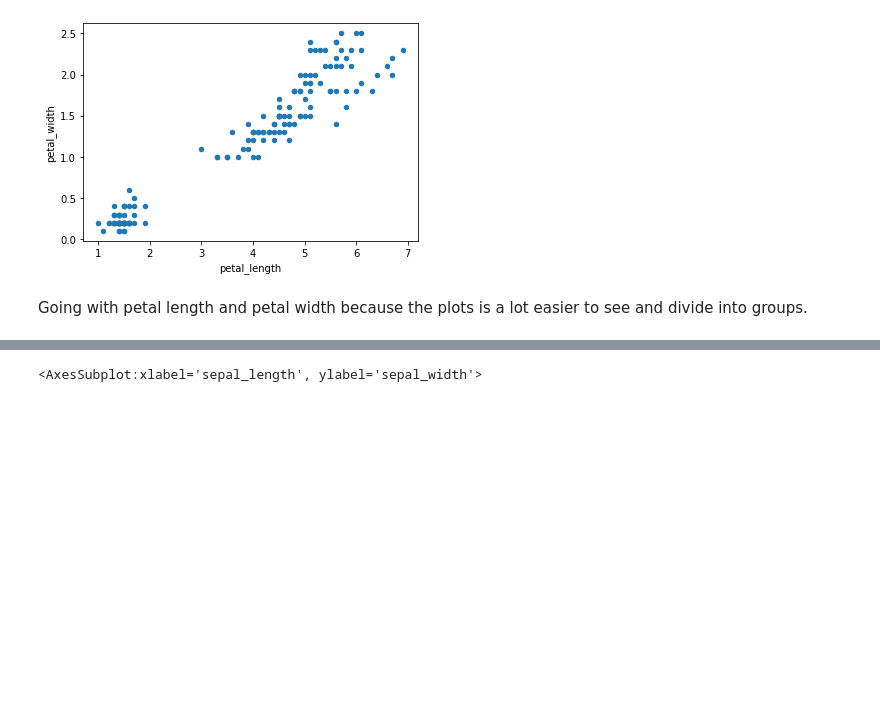
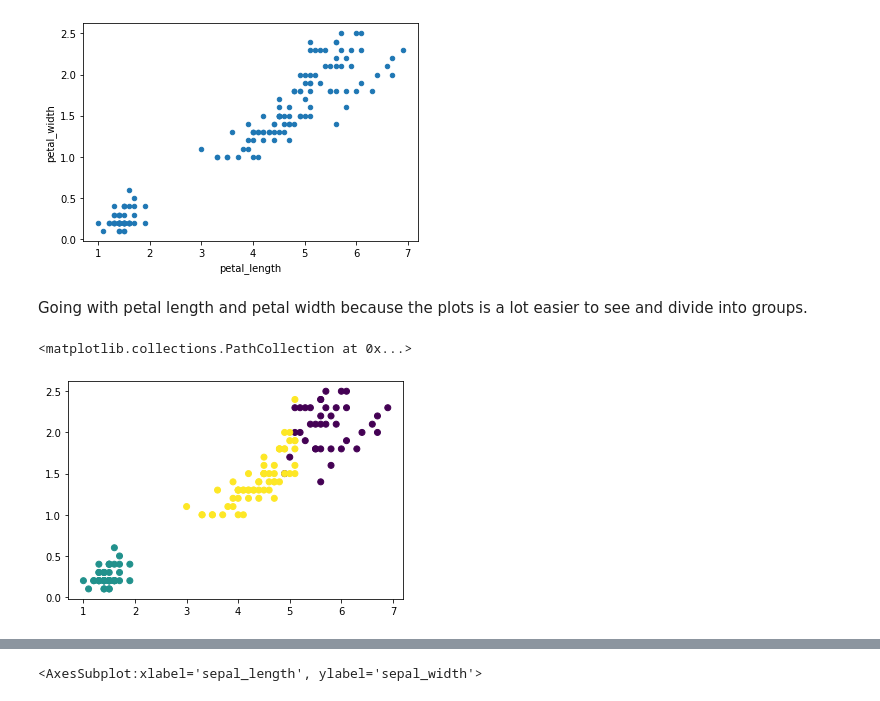
Before and after one commit to emcy90/jupyteredu, a Jupyter notebook: för_efternamn_inlämning2.ipynb, the cells around one changed output, grey strips where cells are left out. Cells and saved outputs as stored; diff of their text form; code cells hidden in the pictures; blank space fills up the shorter version.

Commit message:
used pca_transforming followed by kmeans

```diff
--- a/för_efternamn_inlämning2.ipynb
+++ b/för_efternamn_inlämning2.ipynb
@@ -72,6 +69,13 @@ def iris_data_kmeans(data):
     data["class"] = kmeans.labels_
 # %%
 iris_data_kmeans(temp_iris)
+# %%
+iris_data_kmeans(iris_data)
+
+plt.scatter(x=iris_data["petal_length"], y=iris_data["petal_width"], c=iris_data["class"])
+# %% [output]
+<matplotlib.collections.PathCollection at 0x...>
+[figure, added]
 # %%
 plt.scatter(x=temp_iris["petal_length"], y=temp_iris["petal_width"], c=temp_iris["class"])
 # %% [output]
```
Also changed, not shown: parts of 5 cells of this notebook, 1 other file.
